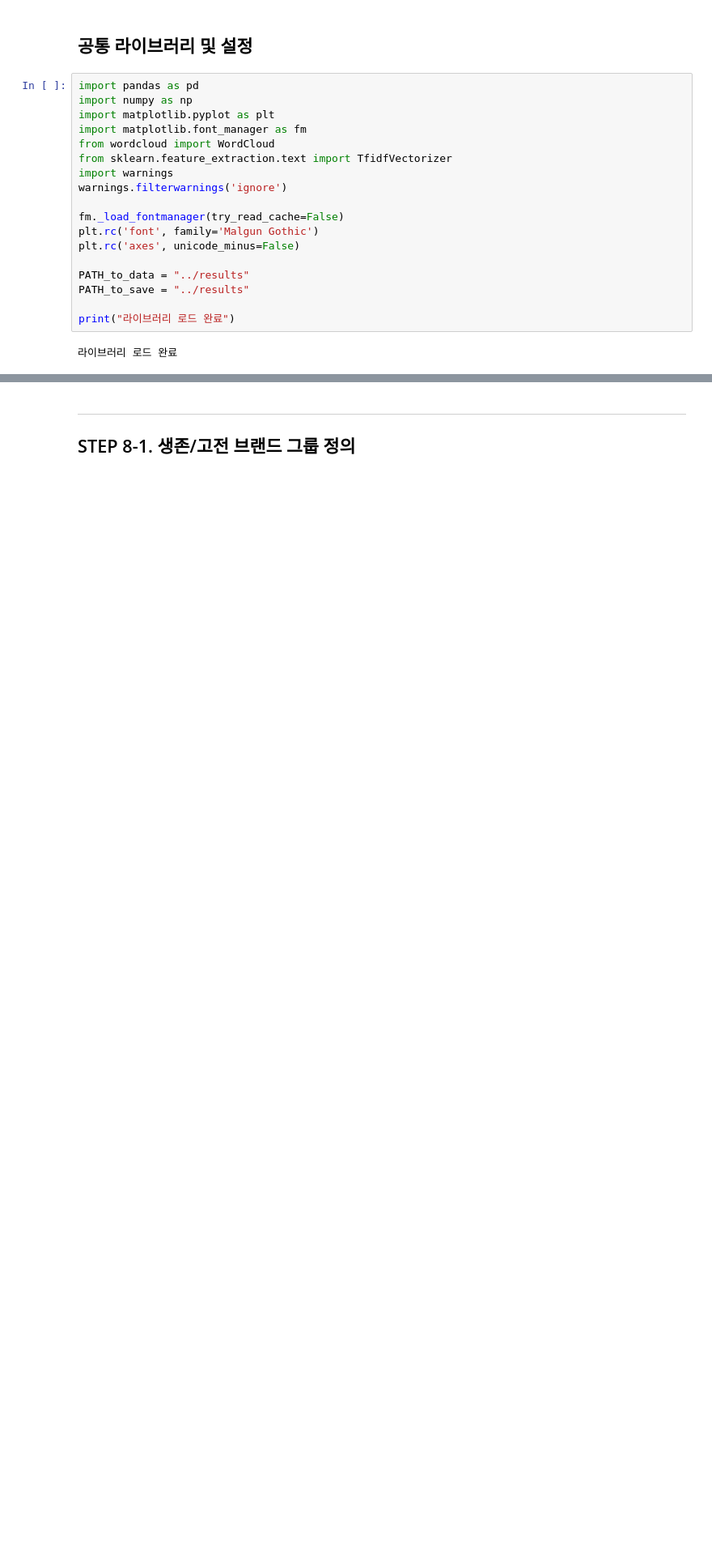
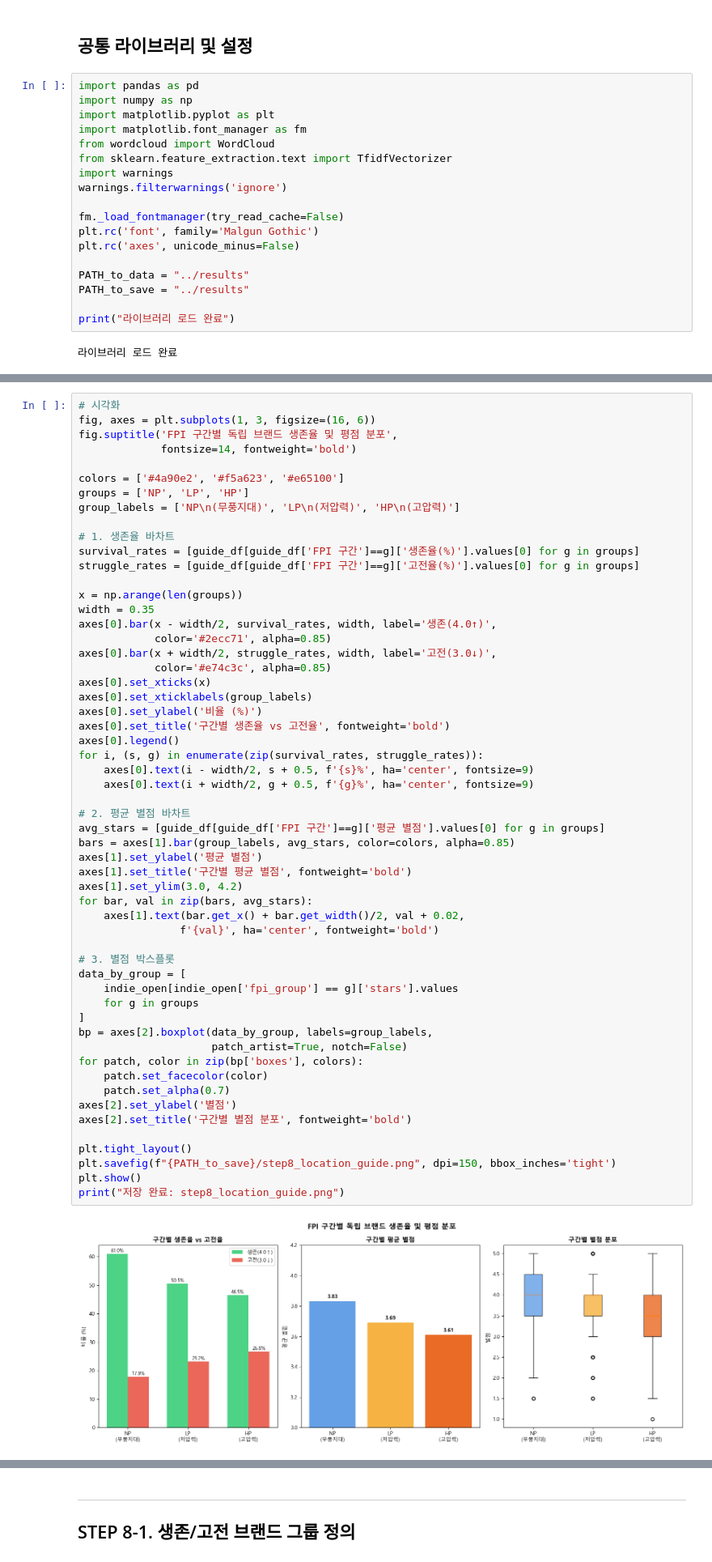
Before and after one commit to seonu-lee/yelp-franchise-analysis, a Jupyter notebook: notebooks/08_survival_analysi.ipynb, the cells around one changed output, grey strips where cells are left out. Shown at 81% size. Cells and saved outputs as stored; diff of their text form; blank space fills up the shorter version.

```diff
--- a/notebooks/08_생존브랜드분석.ipynb
+++ b/notebooks/08_survival_analysi.ipynb
@@ -47,0 +127,58 @@ print("라이브러리 로드 완료")
+# %%
+# 시각화
+fig, axes = plt.subplots(1, 3, figsize=(16, 6))
+fig.suptitle('FPI 구간별 독립 브랜드 생존율 및 평점 분포',
+             fontsize=14, fontweight='bold')
+
+colors = ['#4a90e2', '#f5a623', '#e65100']
+groups = ['NP', 'LP', 'HP']
+group_labels = ['NP\n(무풍지대)', 'LP\n(저압력)', 'HP\n(고압력)']
+
+# 1. 생존율 바차트
+survival_rates = [guide_df[guide_df['FPI 구간']==g]['생존율(%)'].values[0] for g in groups]
+struggle_rates = [guide_df[guide_df['FPI 구간']==g]['고전율(%)'].values[0] for g in groups]
+
+x = np.arange(len(groups))
+width = 0.35
+axes[0].bar(x - width/2, survival_rates, width, label='생존(4.0↑)',
+            color='#2ecc71', alpha=0.85)
+axes[0].bar(x + width/2, struggle_rates, width, label='고전(3.0↓)',
+            color='#e74c3c', alpha=0.85)
+axes[0].set_xticks(x)
+axes[0].set_xticklabels(group_labels)
+axes[0].set_ylabel('비율 (%)')
+axes[0].set_title('구간별 생존율 vs 고전율', fontweight='bold')
+axes[0].legend()
+for i, (s, g) in enumerate(zip(survival_rates, struggle_rates)):
+    axes[0].text(i - width/2, s + 0.5, f'{s}%', ha='center', fontsize=9)
+    axes[0].text(i + width/2, g + 0.5, f'{g}%', ha='center', fontsize=9)
+
+# 2. 평균 별점 바차트
+avg_stars = [guide_df[guide_df['FPI 구간']==g]['평균 별점'].values[0] for g in groups]
+bars = axes[1].bar(group_labels, avg_stars, color=colors, alpha=0.85)
+axes[1].set_ylabel('평균 별점')
+axes[1].set_title('구간별 평균 별점', fontweight='bold')
+axes[1].set_ylim(3.0, 4.2)
+for bar, val in zip(bars, avg_stars):
+    axes[1].text(bar.get_x() + bar.get_width()/2, val + 0.02,
+                f'{val}', ha='center', fontweight='bold')
+
+# 3. 별점 박스플롯
+data_by_group = [
+    indie_open[indie_open['fpi_group'] == g]['stars'].values
+    for g in groups
+]
+bp = axes[2].boxplot(data_by_group, labels=group_labels,
+                     patch_artist=True, notch=False)
+for patch, color in zip(bp['boxes'], colors):
+    patch.set_facecolor(color)
+    patch.set_alpha(0.7)
+axes[2].set_ylabel('별점')
+axes[2].set_title('구간별 별점 분포', fontweight='bold')
+
+plt.tight_layout()
+plt.savefig(f"{PATH_to_save}/step8_location_guide.png", dpi=150, bbox_inches='tight')
+plt.show()
+print("저장 완료: step8_location_guide.png")
+# %% [output]
+[figure, added]
```
Also changed, not shown: parts of 27 cells of this notebook, 3 other files.
